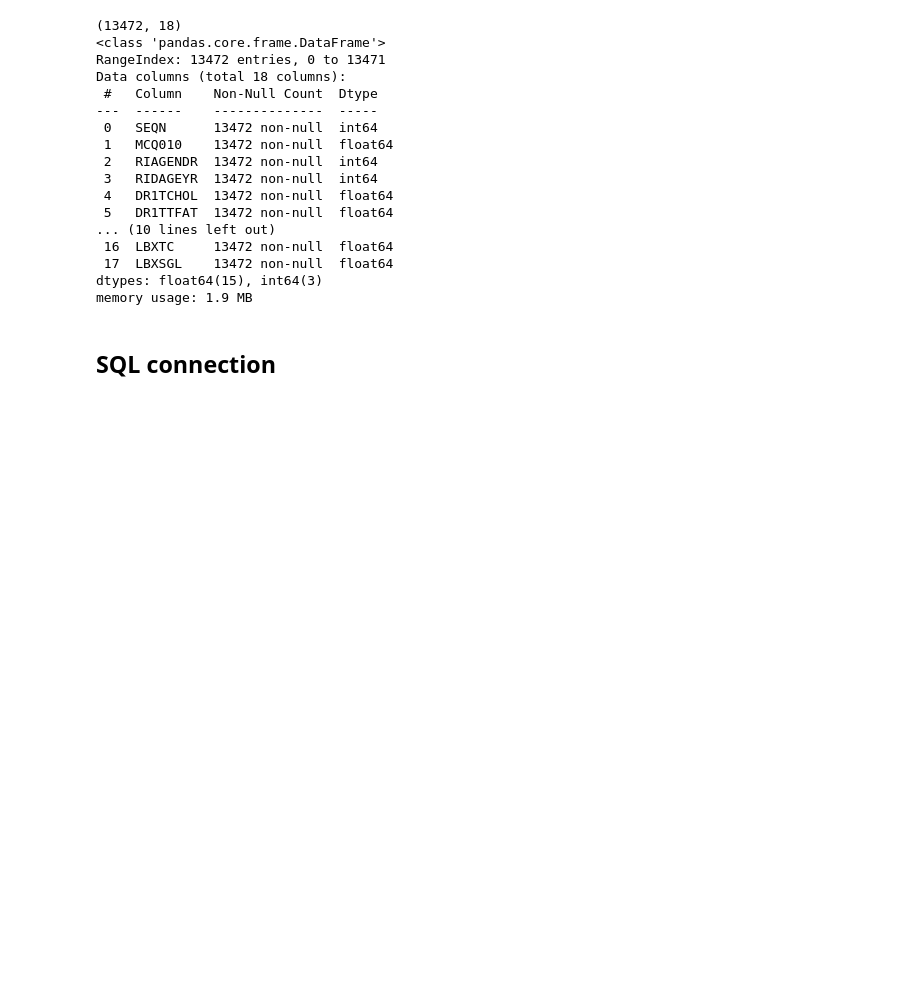
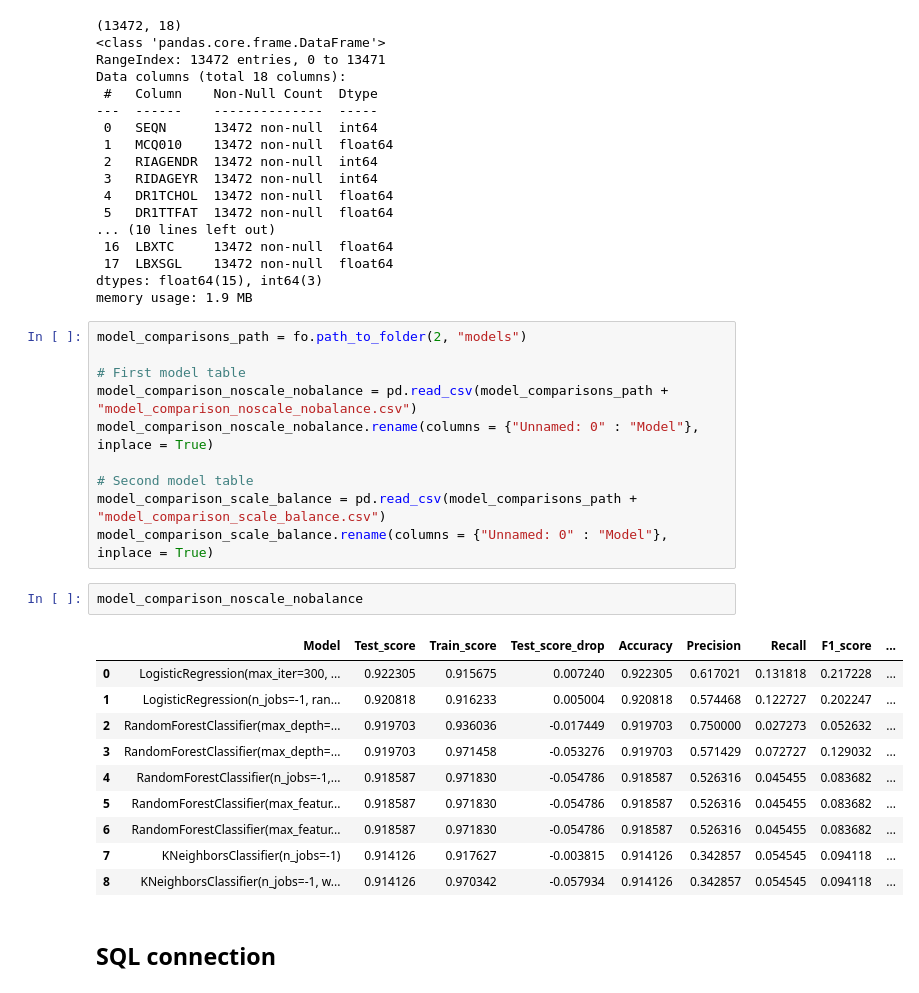
Before and after one commit to Jasc94/thebridge, a Jupyter notebook: 0_Project_ML/src/sql/sql_manager.ipynb, the cells around one changed output. Saved outputs shown, nothing was run; the diff lists cells and outputs as text; blank space fills up the shorter version.

```diff
--- a/0_Project_ML/src/sql/sql_manager.ipynb
+++ b/0_Project_ML/src/sql/sql_manager.ipynb
@@ -42,6 +42,29 @@ Data columns (total 18 columns):
  17  LBXSGL    13472 non-null  float64
 dtypes: float64(15), int64(3)
 memory usage: 1.9 MB
+# %%
+model_comparisons_path = fo.path_to_folder(2, "models")
+
+# First model table
+model_comparison_noscale_nobalance = pd.read_csv(model_comparisons_path + "model_comparison_noscale_nobalance.csv")
+model_comparison_noscale_nobalance.rename(columns = {"Unnamed: 0" : "Model"}, inplace = True)
+
+# Second model table
+model_comparison_scale_balance = pd.read_csv(model_comparisons_path + "model_comparison_scale_balance.csv")
+model_comparison_scale_balance.rename(columns = {"Unnamed: 0" : "Model"}, inplace = True)
+# %%
+model_comparison_noscale_nobalance
+# %% [output]
+|  | Model | Test_score | Train_score | Test_score_drop | Accuracy | Precision | Recall | F1_score | ... |
+| 0 | LogisticRegression(max_iter=300, ... | 0.922305 | 0.915675 | 0.007240 | 0.922305 | 0.617021 | 0.131818 | 0.217228 | ... |
+| 1 | LogisticRegression(n_jobs=-1, ran... | 0.920818 | 0.916233 | 0.005004 | 0.920818 | 0.574468 | 0.122727 | 0.202247 | ... |
+| 2 | RandomForestClassifier(max_depth=... | 0.919703 | 0.936036 | -0.017449 | 0.919703 | 0.750000 | 0.027273 | 0.052632 | ... |
+| 3 | RandomForestClassifier(max_depth=... | 0.919703 | 0.971458 | -0.053276 | 0.919703 | 0.571429 | 0.072727 | 0.129032 | ... |
+| 4 | RandomForestClassifier(n_jobs=-1,... | 0.918587 | 0.971830 | -0.054786 | 0.918587 | 0.526316 | 0.045455 | 0.083682 | ... |
+| 5 | RandomForestClassifier(max_featur... | 0.918587 | 0.971830 | -0.054786 | 0.918587 | 0.526316 | 0.045455 | 0.083682 | ... |
+| 6 | RandomForestClassifier(max_featur... | 0.918587 | 0.971830 | -0.054786 | 0.918587 | 0.526316 | 0.045455 | 0.083682 | ... |
+| 7 | KNeighborsClassifier(n_jobs=-1) | 0.914126 | 0.917627 | -0.003815 | 0.914126 | 0.342857 | 0.054545 | 0.094118 | ... |
+| 8 | KNeighborsClassifier(n_jobs=-1, w... | 0.914126 | 0.970342 | -0.057934 | 0.914126 | 0.342857 | 0.054545 | 0.094118 | ... |
 # %% [markdown]
 ## SQL connection
 # %%
```
Also changed, not shown: parts of 5 cells of this notebook, 28 other files.
